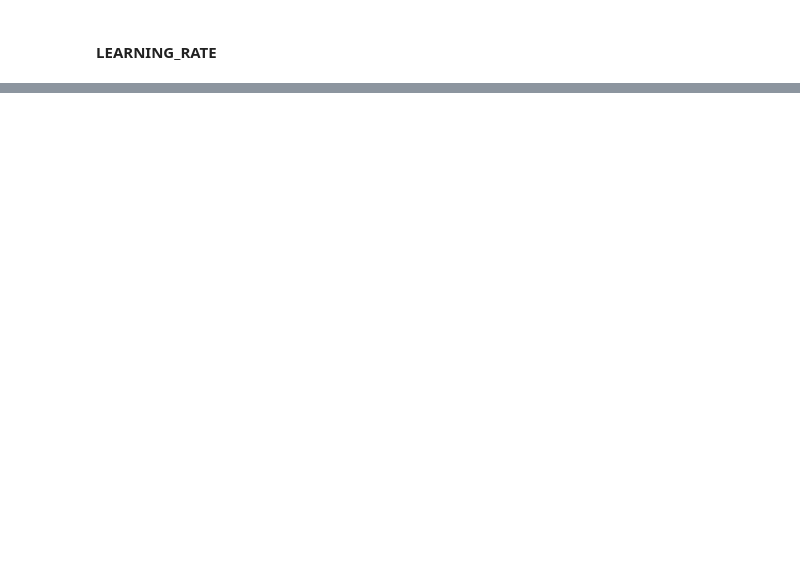
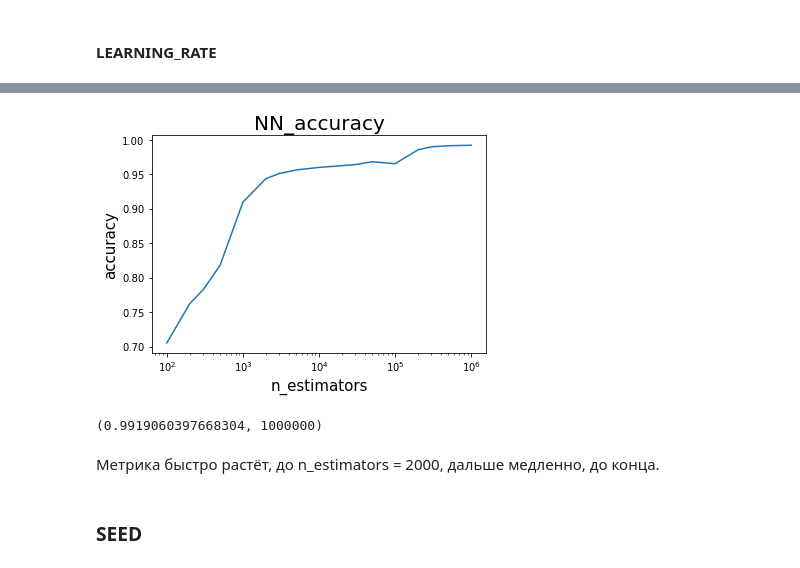
Before and after one commit to FKz11/Neural_Network, a Jupyter notebook: lesson-1.ipynb, the cells around one changed output, grey strips where cells are left out. Cells and saved outputs as stored; diff of their text form; code cells hidden in the pictures; blank space fills up the shorter version.

```diff
--- a/lesson-1.ipynb
+++ b/lesson-1.ipynb
@@ -276,0 +280,10 @@ plt.show()
+# %%
+%%time
+
+n_estimators_list = [100, 200, 300, 500, 1000, 2000, 3000, 5000, 10000, 20000, 30000, 50000, 100000, 200000, 300000, 500000,
+                    1000000]
+
+accuracy_n_estimators = [nn_get_metric(X_train, y_train, X_test, y_test, neuron_numb = NEURON_NUMB,
+                                      learning_rate = LEARNING_RATE, n_estimators = i, seed = SEED) for i in n_estimators_list]
+
+list(zip(accuracy_n_estimators, n_estimators_list))
@@ -277 +309,18 @@ plt.show()
+# %%
+plt.plot(n_estimators_list, accuracy_n_estimators)
+plt.title('NN_accuracy', fontsize=20)
+plt.xlabel('n_estimators', fontsize=15)
+plt.xscale('log')
+plt.ylabel('accuracy', fontsize=15)
+plt.show()
+# %% [output]
+[figure, added]
+# %%
+max(zip(accuracy_n_estimators, n_estimators_list), key=lambda i : i[0])
+# %% [output]
+(0.9919060397668304, 1000000)
+# %% [markdown]
+Метрика быстро растёт, до n_estimators = 2000, дальше медленно, до конца.
+# %% [markdown]
+### SEED
 # %%
```
Also changed, not shown: parts of 40 cells of this notebook.
